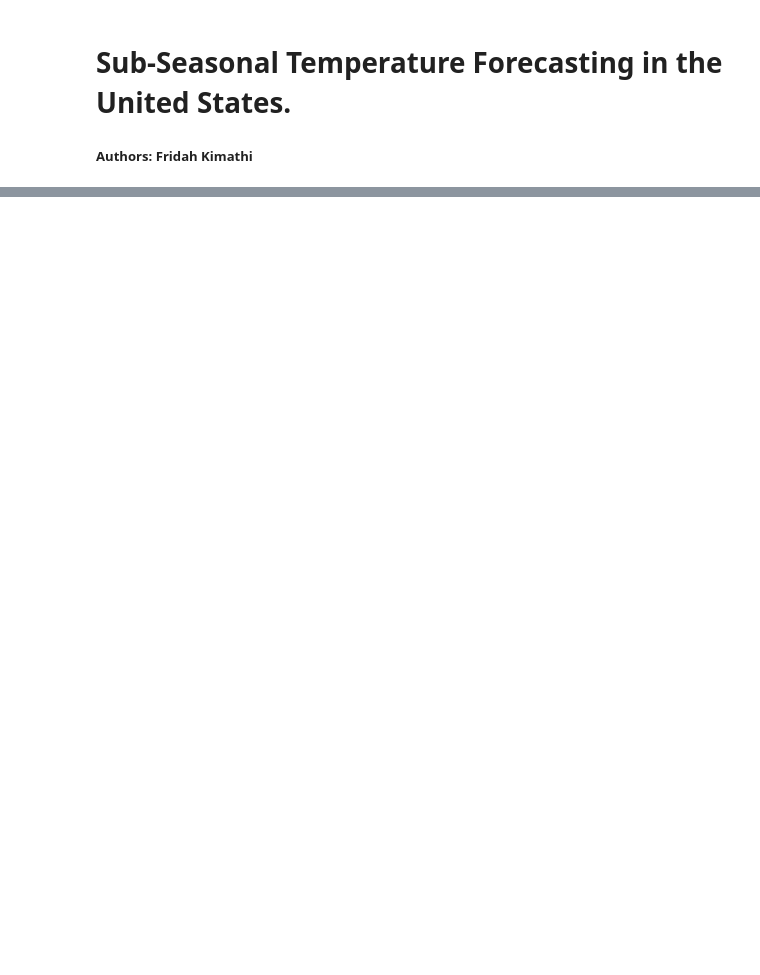
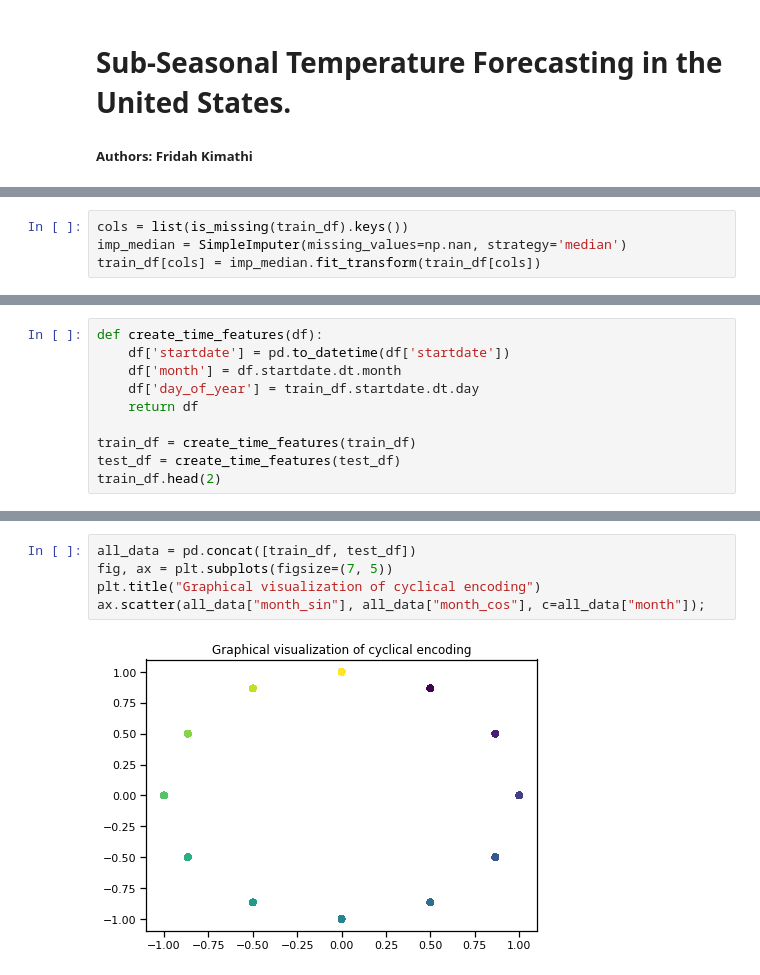
Before and after one commit to FridahKimathi/Sub-Seasonal-Temperature-Forecasting-in-the-United-States, a Jupyter notebook: data_cleaning.ipynb, the cells around one changed output, grey strips where cells are left out. Saved outputs shown, nothing was run; the diff lists cells and outputs as text; blank space fills up the shorter version.

```diff
--- a/data_cleaning.ipynb
+++ b/data_cleaning.ipynb
@@ -50,0 +207,4 @@ train_df.head(2)
+# %%
+cols = list(is_missing(train_df).keys())
+imp_median = SimpleImputer(missing_values=np.nan, strategy='median')
+train_df[cols] = imp_median.fit_transform(train_df[cols])
@@ -50,0 +224,10 @@ train_df.head(2)
+# %%
+def create_time_features(df):
+    df['startdate'] = pd.to_datetime(df['startdate'])
+    df['month'] = df.startdate.dt.month
+    df['day_of_year'] = train_df.startdate.dt.day
+    return df
+
+train_df = create_time_features(train_df)
+test_df = create_time_features(test_df)
+train_df.head(2)
@@ -50,0 +308,7 @@ train_df.head(2)
+# %%
+all_data = pd.concat([train_df, test_df])
+fig, ax = plt.subplots(figsize=(7, 5))
+plt.title("Graphical visualization of cyclical encoding")
+ax.scatter(all_data["month_sin"], all_data["month_cos"], c=all_data["month"]);
+# %% [output]
+[figure, added]
```
Also changed, not shown: parts of 44 cells of this notebook.
